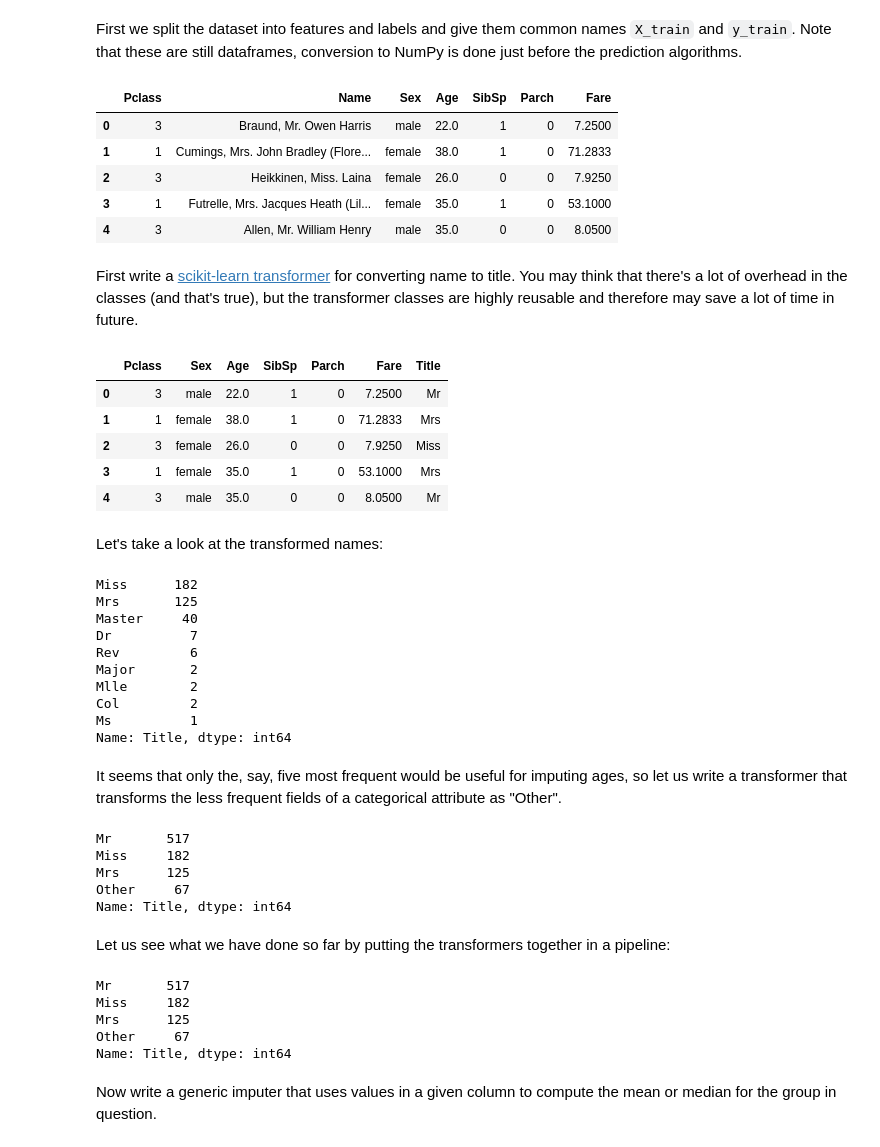
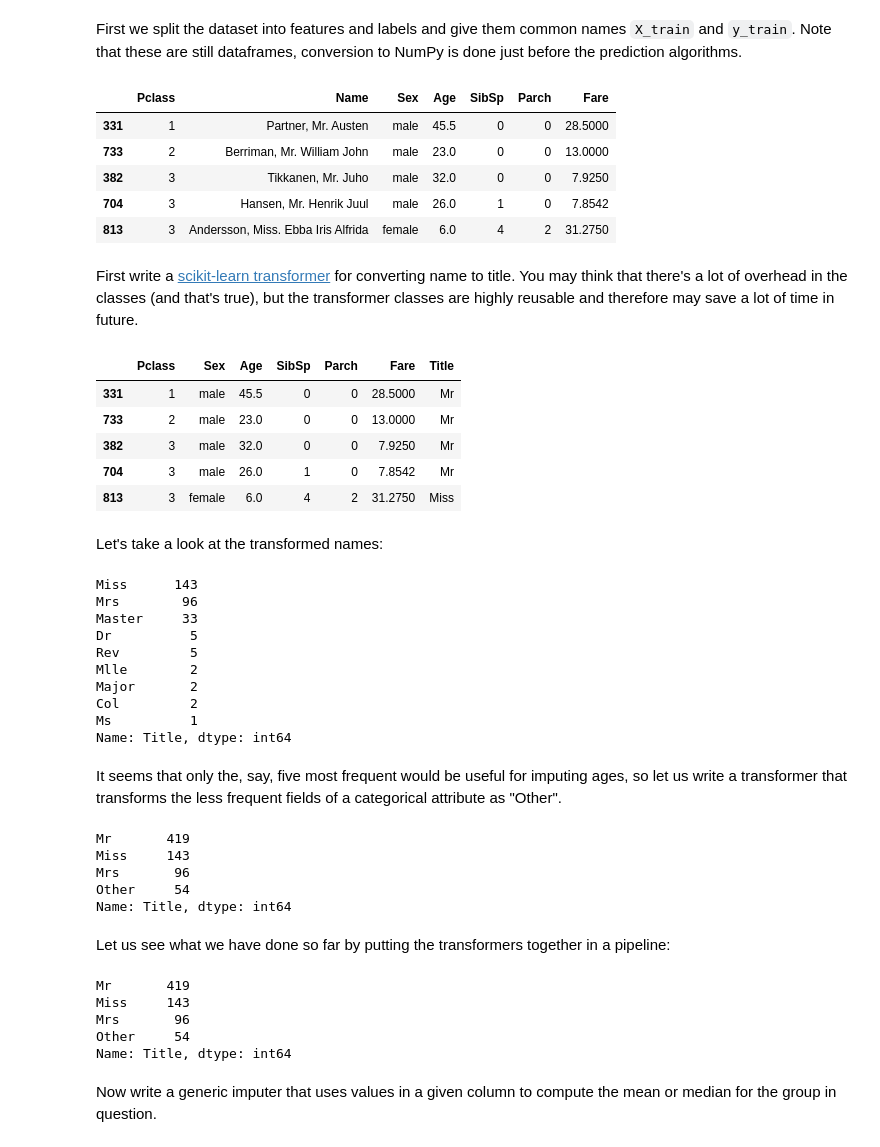
Before and after one commit to ksaaskil/machine-learning-examples, a Jupyter notebook: classification/Kaggle_Titanic_kernel.ipynb, the cells around one changed output. Drawn from its saved outputs; the diff is of its cells as text; code cells hidden in the pictures.

```diff
--- a/classification/Kaggle_Titanic_kernel.ipynb
+++ b/classification/Kaggle_Titanic_kernel.ipynb
@@ -79,26 +82,29 @@ As there are lots of data exploration kernels out there, I will skip any further
 # %% [markdown]
 First we split the dataset into features and labels and give them common names `X_train` and `y_train`. Note that these are still dataframes, conversion to NumPy is done just before the prediction algorithms.
 # %%
+from sklearn.model_selection import train_test_split
+
 def drop_unused_columns(df):
     return df.drop(['PassengerId', 'Cabin', 'Ticket', 'Embarked'], axis=1)
 
 def to_features_and_labels(df):
     y = df['Survived'].values
     X = drop_unused_columns(df)
     X = X.drop('Survived', axis=1)
     return X, y
 
 # Assume that PassengerId and Name do not matter
-X_train, y_train = to_features_and_labels(train)
+X_train_val, y_train_val = to_features_and_labels(train) # All data with labels, to be split into train and val
 X_test = drop_unused_columns(test)
+X_train, X_val, y_train, y_val = train_test_split(X_train_val, y_train_val, test_size=0.20, random_state=42)
 X_train.head()
 # %% [output]
 |  | Pclass | Name | Sex | Age | SibSp | Parch | Fare |
-| 0 | 3 | Braund, Mr. Owen Harris | male | 22.0 | 1 | 0 | 7.2500 |
-| 1 | 1 | Cumings, Mrs. John Bradley (Flore... | female | 38.0 | 1 | 0 | 71.2833 |
-| 2 | 3 | Heikkinen, Miss. Laina | female | 26.0 | 0 | 0 | 7.9250 |
-| 3 | 1 | Futrelle, Mrs. Jacques Heath (Lil... | female | 35.0 | 1 | 0 | 53.1000 |
-| 4 | 3 | Allen, Mr. William Henry | male | 35.0 | 0 | 0 | 8.0500 |
+| 331 | 1 | Partner, Mr. Austen | male | 45.5 | 0 | 0 | 28.5000 |
+| 733 | 2 | Berriman, Mr. William John | male | 23.0 | 0 | 0 | 13.0000 |
+| 382 | 3 | Tikkanen, Mr. Juho | male | 32.0 | 0 | 0 | 7.9250 |
+| 704 | 3 | Hansen, Mr. Henrik Juul | male | 26.0 | 1 | 0 | 7.8542 |
+| 813 | 3 | Andersson, Miss. Ebba Iris Alfrida | female | 6.0 | 4 | 2 | 31.2750 |
 # %% [markdown]
 First write a [scikit-learn transformer](http://scikit-learn.org/stable/data_transforms.html) for converting name to title. You may think that there's a lot of overhead in the classes (and that's true), but the transformer classes are highly reusable and therefore may save a lot of time in future.
 # %%
@@ -130,23 +136,23 @@ df = DataFrameColumnMapper(column_name='Name', mapping_func=extract_title(), new
 df.head()
 # %% [output]
 |  | Pclass | Sex | Age | SibSp | Parch | Fare | Title |
-| 0 | 3 | male | 22.0 | 1 | 0 | 7.2500 | Mr |
-| 1 | 1 | female | 38.0 | 1 | 0 | 71.2833 | Mrs |
-| 2 | 3 | female | 26.0 | 0 | 0 | 7.9250 | Miss |
-| 3 | 1 | female | 35.0 | 1 | 0 | 53.1000 | Mrs |
-| 4 | 3 | male | 35.0 | 0 | 0 | 8.0500 | Mr |
+| 331 | 1 | male | 45.5 | 0 | 0 | 28.5000 | Mr |
+| 733 | 2 | male | 23.0 | 0 | 0 | 13.0000 | Mr |
+| 382 | 3 | male | 32.0 | 0 | 0 | 7.9250 | Mr |
+| 704 | 3 | male | 26.0 | 1 | 0 | 7.8542 | Mr |
+| 813 | 3 | female | 6.0 | 4 | 2 | 31.2750 | Miss |
 # %% [markdown]
 Let's take a look at the transformed names:
 # %%
 df['Title'].value_counts()[1:10]
 # %% [output]
-Miss      182
-Mrs       125
-Master     40
-Dr          7
-Rev         6
+Miss      143
+Mrs        96
+Master     33
+Dr          5
+Rev         5
+Mlle        2
 Major       2
-Mlle        2
 Col         2
 Ms          1
 Name: Title, dtype: int64
@@ -169,10 +175,10 @@ class CategoricalTruncator(BaseEstimator, TransformerMixin):
 
 CategoricalTruncator('Title', n_values_to_keep=3).fit_transform(df)['Title'].value_counts()
 # %% [output]
-Mr       517
-Miss     182
-Mrs      125
-Other     67
+Mr       419
+Miss     143
+Mrs       96
+Other     54
 Name: Title, dtype: int64
 # %% [markdown]
 Let us see what we have done so far by putting the transformers together in a pipeline:
@@ -187,10 +193,10 @@ pipeline = Pipeline([
 df = pipeline.fit_transform(X_train)
 df['Title'].value_counts()
 # %% [output]
-Mr       517
-Miss     182
-Mrs      125
-Other     67
+Mr       419
+Miss     143
+Mrs       96
+Other     54
 Name: Title, dtype: int64
 # %% [markdown]
 Now write a generic imputer that uses values in a given column to compute the mean or median for the group in question.
```
Also changed, not shown: parts of 22 cells of this notebook, 1 other file.
